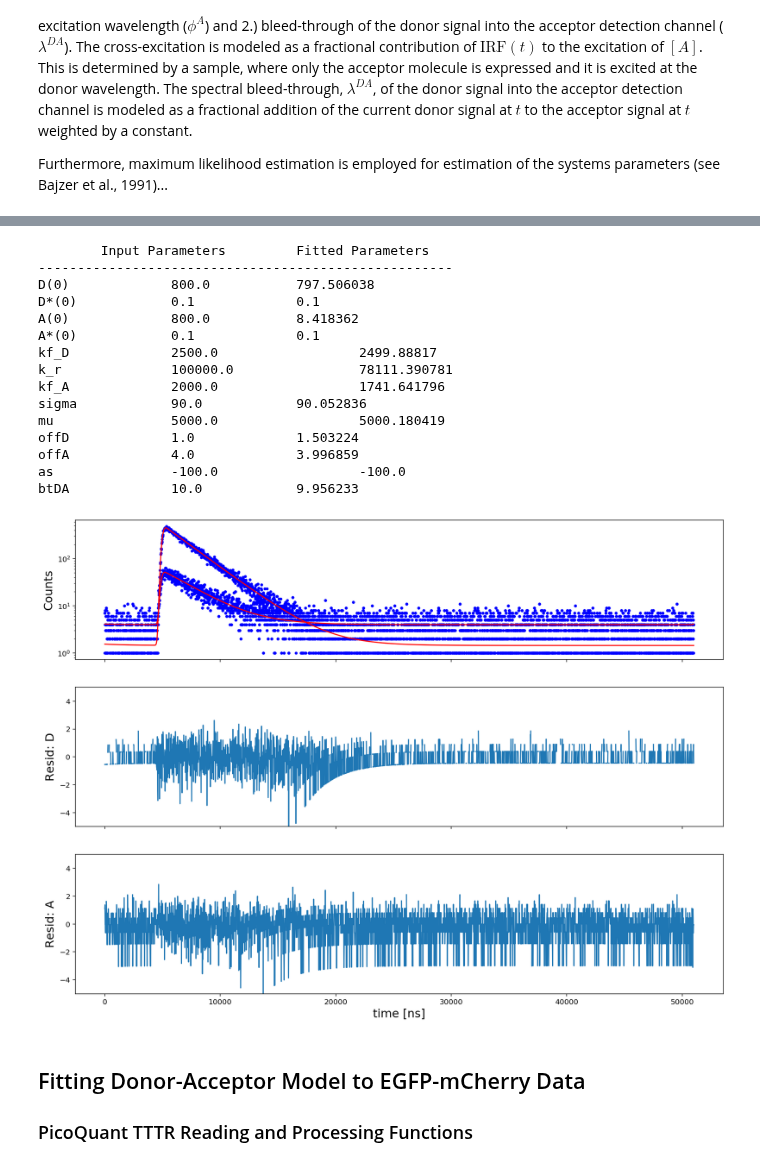
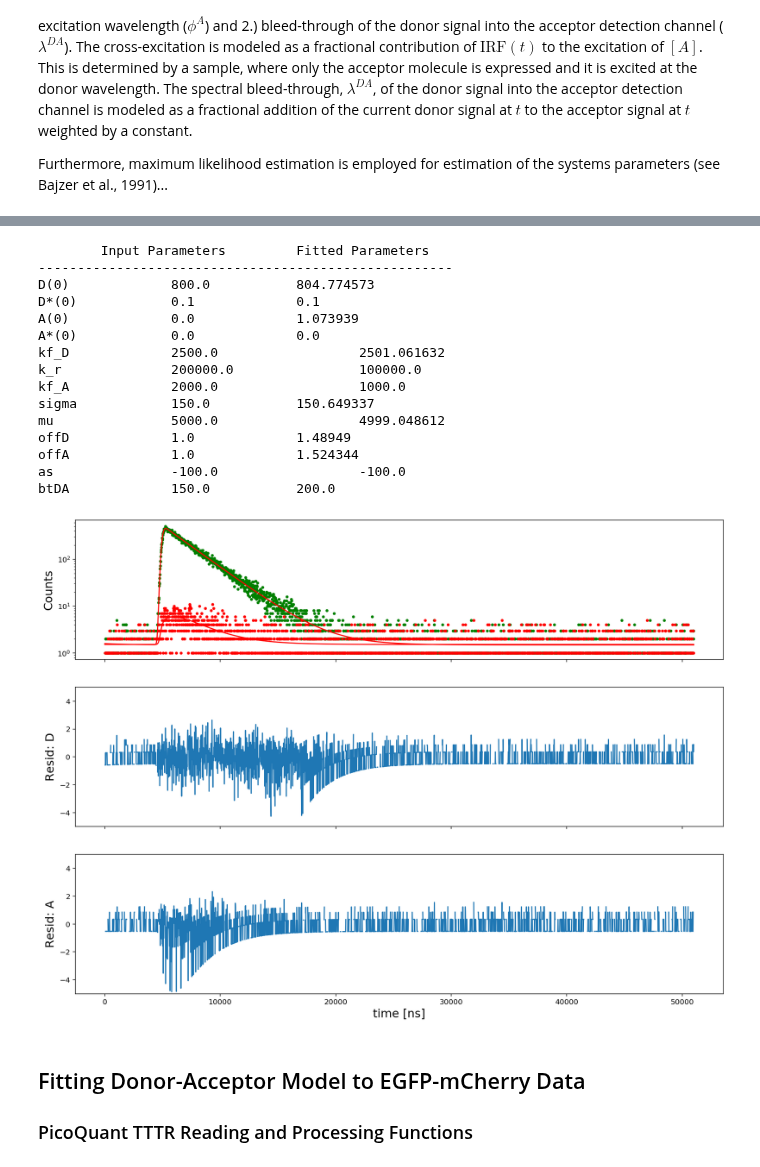
Before and after one commit to Tomkaehst/PhasorFLIM, a Jupyter notebook: notebooks/FLIM Fitting Donor-Acceptor Model.ipynb, the cells around one changed output, grey strips where cells are left out. Cells and saved outputs as stored; diff of their text form; code cells hidden in the pictures.

```diff
--- a/notebooks/FLIM Fitting Donor-Acceptor Model.ipynb
+++ b/notebooks/FLIM Fitting Donor-Acceptor Model.ipynb
@@ -369,17 +370,17 @@ def residuals(pars, t, data):
 sim_params = np.array((
     800, # D(0)
     0.1, # D*(0)
-    800, # A(0)
-    0.1, # A*(0)
+    0, # A(0)
+    0, # A*(0)
     2500, #kf_D in ps
-    100000, #k_r in ps
+    200000, #k_r in ps
     2000, #kf_A in ps
-    90, #sigma in ps
+    150, #sigma in ps
     5000, #mu in ps
     1, #offset_donor in y
-    4, # offset_acceptor in y
+    1, # offset_acceptor in y
     -100, #acceptor_shift
-    10 # btDA spectral bleed-through of donor signal into acceptor channel
+    150 # btDA spectral bleed-through of donor signal into acceptor channel
 ))
 
 sim_data = eval_ode(t, sim_params, fitting = False)
@@ -429,7 +430,7 @@ para_bounds = (
     (0, 100), # offset_donor
     (0, 100), # offset_acceptor
     (-2000, 6000), # acceptor shift
-    (1, 20) #  btDA
+    (1, 200) #  btDA
 )
 fit = optimize.minimize(
     residuals,
@@ -489,35 +490,34 @@ for i in range(0, len(para_names)):
 # %% [output]
         Input Parameters         Fitted Parameters
 -----------------------------------------------------
-D(0)             800.0           797.506038
+D(0)             800.0           804.774573
 D*(0)            0.1             0.1
-A(0)             800.0           8.418362
-A*(0)            0.1             0.1
-kf_D             2500.0                  2499.88817
-k_r              100000.0                78111.390781
-kf_A             2000.0                  1741.641796
-sigma            90.0            90.052836
-mu               5000.0                  5000.180419
-offD             1.0             1.503224
-offA             4.0             3.996859
+A(0)             0.0             1.073939
+A*(0)            0.0             0.0
+kf_D             2500.0                  2501.061632
+k_r              200000.0                100000.0
+kf_A             2000.0                  1000.0
+sigma            150.0           150.649337
+mu               5000.0                  4999.048612
+offD             1.0             1.48949
+offA             1.0             1.524344
 as               -100.0                  -100.0
-btDA             10.0            9.956233
+btDA             150.0           200.0
 # %%
 fig, ax = plt.subplots(3, 1, sharex = True)
-ax[0].plot(t, sim_data[:, 1], 'b.', label = 'data')
-ax[0].plot(t, sim_data[:, 3], 'b.')
-ax[0].plot(t, sim_data[:, 3], 'b.')
+ax[0].plot(t, sim_data[:, 1], 'g.', label = 'data')
+ax[0].plot(t, sim_data[:, 3], 'r.')
 ax[0].plot(t, fitted[:, 1], 'r-', label = 'fitted')
 ax[0].plot(t, fitted[:, 3], 'r-')
 ax[0].set(yscale = 'log', ylabel = 'Counts')
 ax[2].set(xlabel = 'time [ns]')
 ax[1].plot(t, (sim_data[:, 1] - fitted[:, 1])*1/np.sqrt(sim_data[:, 1]), '-')
 ax[1].set(ylabel = 'Resid: D', ylim = (-5, 5))
 ax[2].plot(t, (sim_data[:, 3] - fitted[:, 3])**1/np.sqrt(sim_data[:, 3]), '-')
 ax[2].set(ylabel = 'Resid: A', ylim = (-5, 5))
 plt.show()
 # %% [output]
-[figure, old version]
+[figure, new version]
 # %% [markdown]
 ## Fitting Donor-Acceptor Model to EGFP-mCherry Data
 
```
Also changed, not shown: parts of 8 cells of this notebook.
